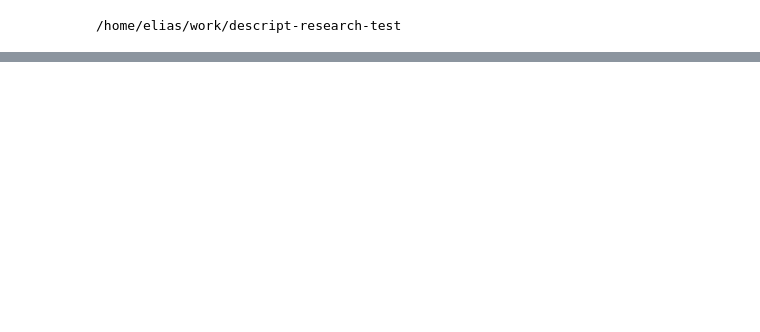
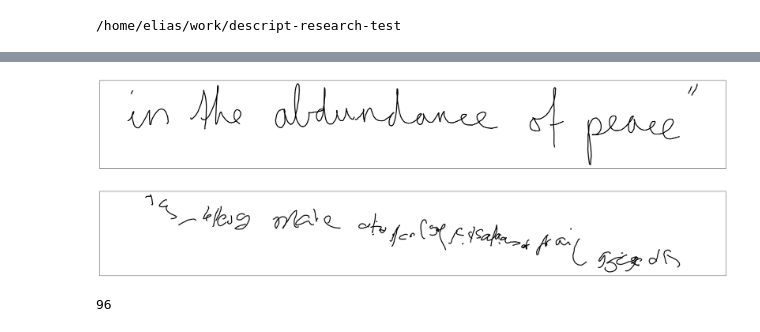
Before and after one commit to elias-ramzi/handwriting_generation, a Jupyter notebook: notebooks/visualisation.ipynb, the cells around one changed output, grey strips where cells are left out. Cells and saved outputs as stored; diff of their text form; code cells hidden in the pictures; blank space fills up the shorter version.

```diff
--- a/notebooks/visualisation.ipynb
+++ b/notebooks/visualisation.ipynb
@@ -40,0 +44,10 @@ plot_stroke(strokes)
+# %%
+plot_stroke(tf.gather(target, [2, 0, 1], axis=2)[0])
+plot_stroke(strokes)
+# %% [output]
+[figure, added]
+[figure, added]
+# %%
+len(windows) - np.sum([tf.reduce_all(x == 0).numpy() for x in windows])
+# %% [output]
+96
```
Also changed, not shown: parts of 18 cells of this notebook, 18 other files.
